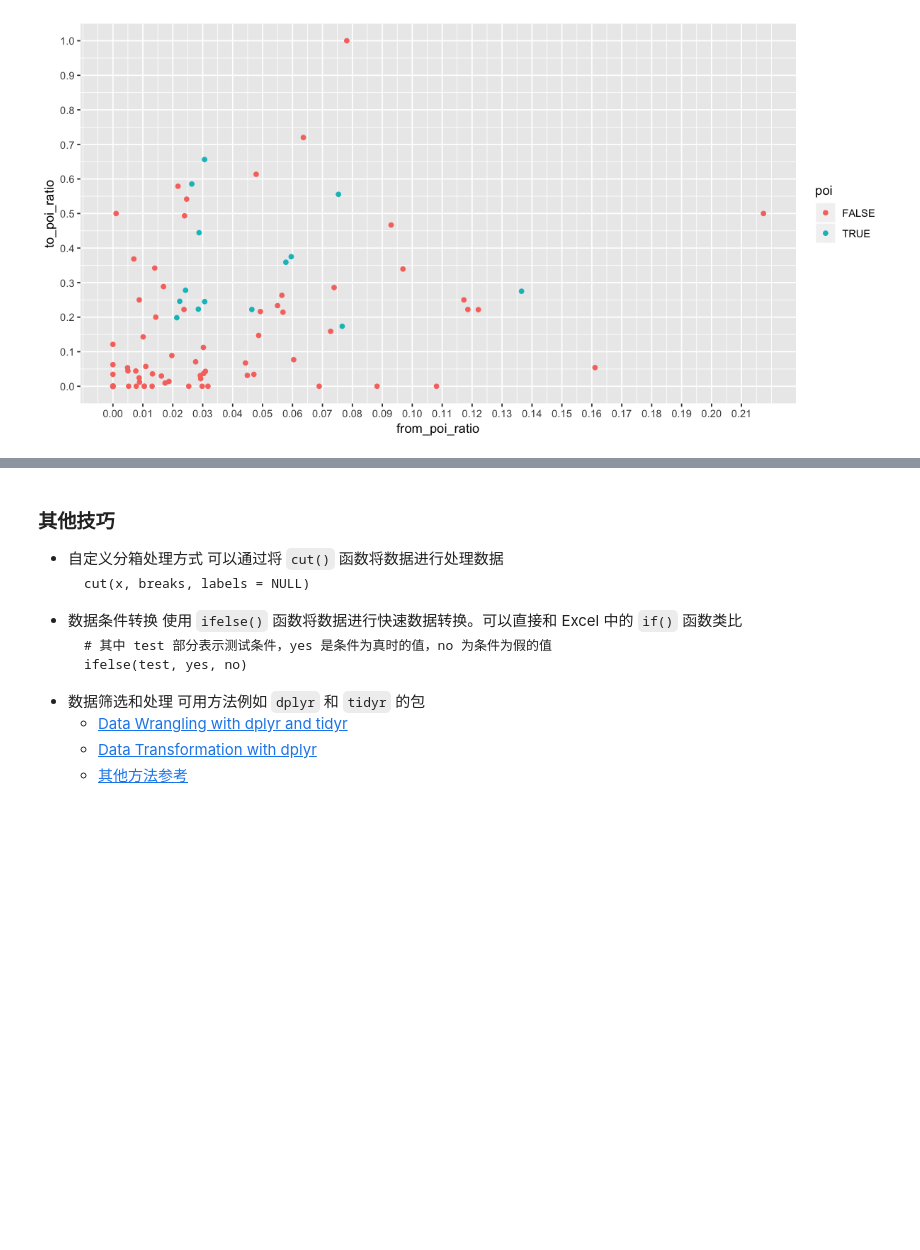
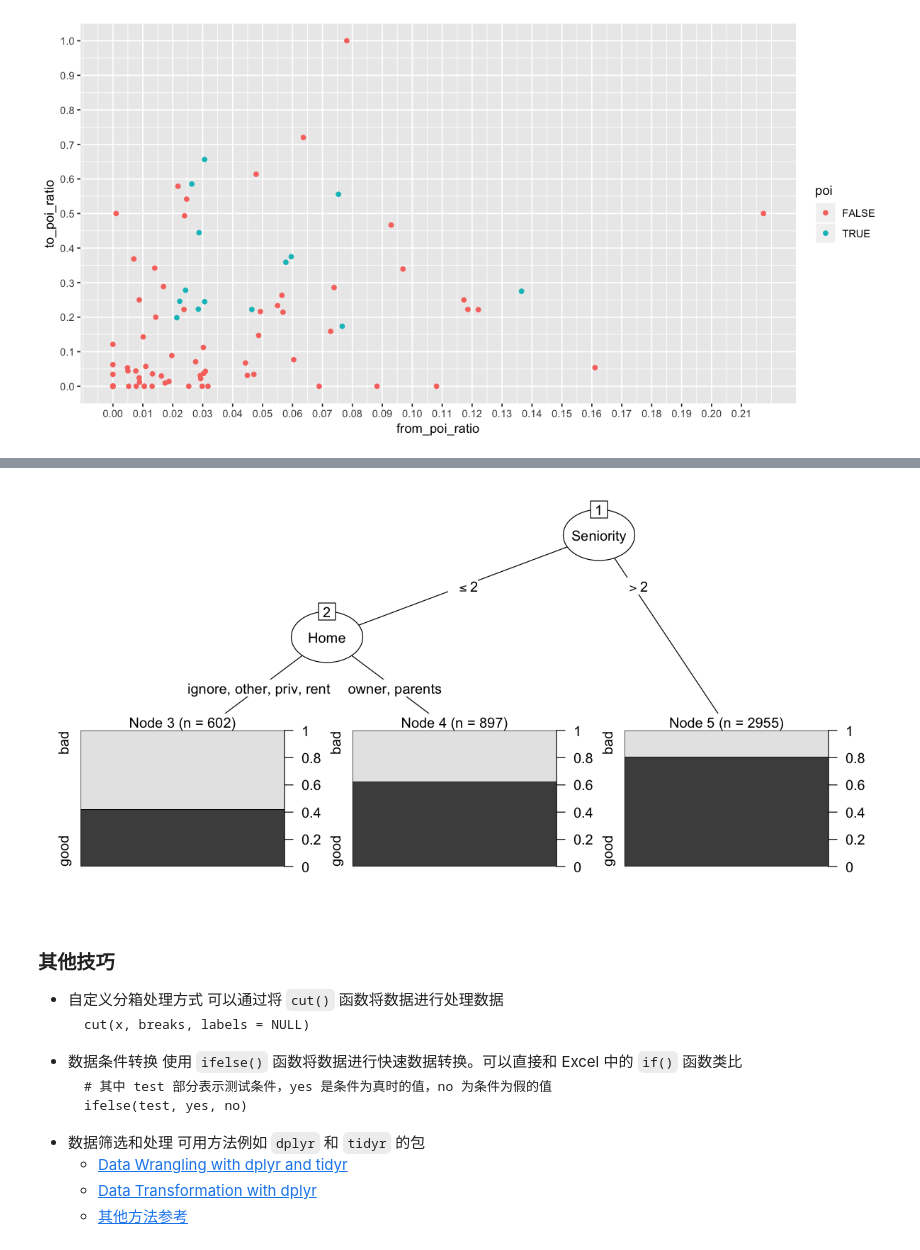
Before and after one commit to jingjingh4/CourseMaterial, a Jupyter notebook: Exercise/Course3Enron_Demo.ipynb, the cells around one changed output, grey strips where cells are left out. Cells and saved outputs as stored; diff of their text form; code cells hidden in the pictures; blank space fills up the shorter version.

```diff
--- a/Exercise/Course3Enron_Demo.ipynb
+++ b/Exercise/Course3Enron_Demo.ipynb
@@ -482,0 +533,3 @@ df.select$poi = ifelse(df.select$poi == TRUE,1,0)
+# %%
+vars <- c("Home", "Seniority")
+str(credit_data[, c(vars, "Status")])
@@ -482,0 +541,3 @@ df.select$poi = ifelse(df.select$poi == TRUE,1,0)
+# %%
+tree_mod <- C5.0(x = credit_data[, vars], y = credit_data$Status)
+tree_mod
@@ -483,3 +575,7 @@ df.select$poi = ifelse(df.select$poi == TRUE,1,0)
+# %%
+plot(tree_mod)
+# %% [output]
+[figure, added]
 # %% [markdown]
 ### 其他技巧
 * 自定义分箱处理方式 可以通过将 `cut()` 函数将数据进行处理数据
```
Also changed, not shown: parts of 9 cells of this notebook.
